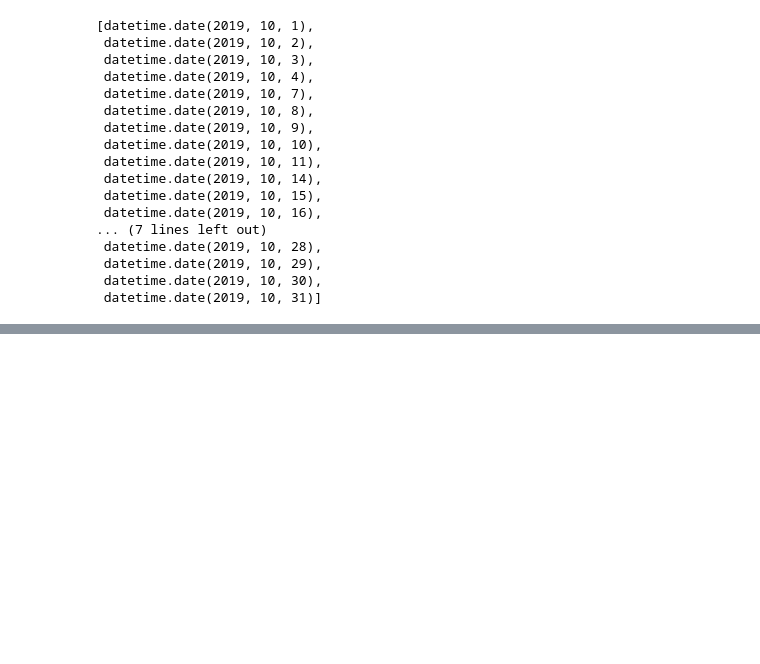
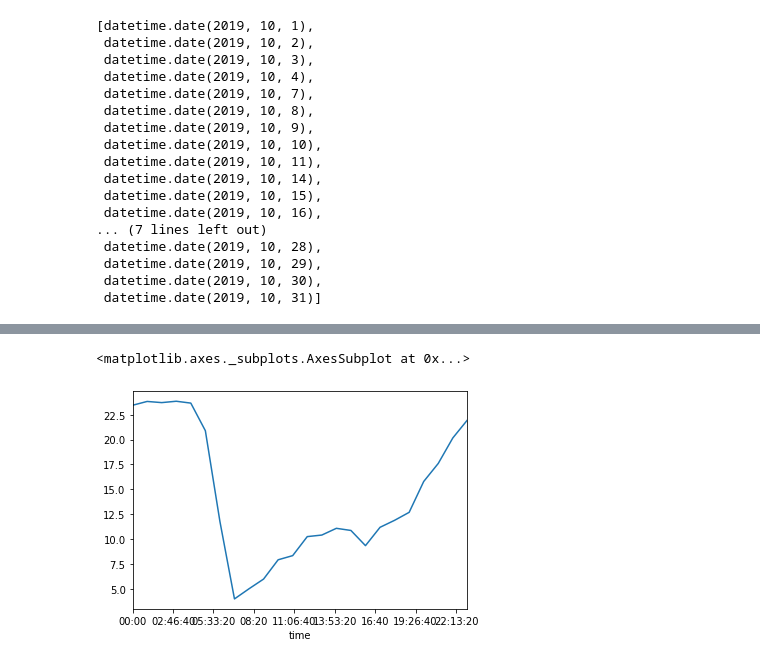
Before and after one commit to jaumevr15/Bicing-Stations-Analysis, a Jupyter notebook: your-project/code/1_datetime .ipynb, the cells around one changed output, grey strips where cells are left out. Cells and saved outputs as stored; diff of their text form; code cells hidden in the pictures; blank space fills up the shorter version.

Commit message:
Finished datetime handling and exported DataFrame

```diff
--- a/your-project/code/1_datetime .ipynb
+++ b/your-project/code/1_datetime .ipynb
@@ -71,0 +142,3 @@ grouped = octubre.groupby([times.day, times.hour]).mean()
+# %%
+#Resampling the dataframe per hour, grouping the data by its mean
+oct_wd_1_sample = oct_wd_1.resample('H', on='last_updated').mean()
@@ -71,0 +156,10 @@ grouped = octubre.groupby([times.day, times.hour]).mean()
+# %%
+#We reset index to be able to use 'last_updated' info
+oct_wd_1_sample.reset_index(inplace=True)
+# %%
+#We create another column with the hour of each row
+oct_wd_1_sample['time'] = [d.time() for d in oct_wd_1_sample['last_updated']]
+# %%
+#Now that each row has a specific hour, we use this column to group by the values with its mean
+#This line takes each hour of each day and makes the mean of the results to see the hourly evolution mean
+oct_wd_1_sample = oct_wd_1_sample.groupby('time').mean()
@@ -71,0 +188,6 @@ grouped = octubre.groupby([times.day, times.hour]).mean()
+# %%
+#Let's see how does this look in a plot
+oct_wd_1_sample.num_bikes_available.plot()
+# %% [output]
+<matplotlib.axes._subplots.AxesSubplot at 0x...>
+[figure, added]
```
Also changed, not shown: parts of 34 cells of this notebook, 1 other file.
